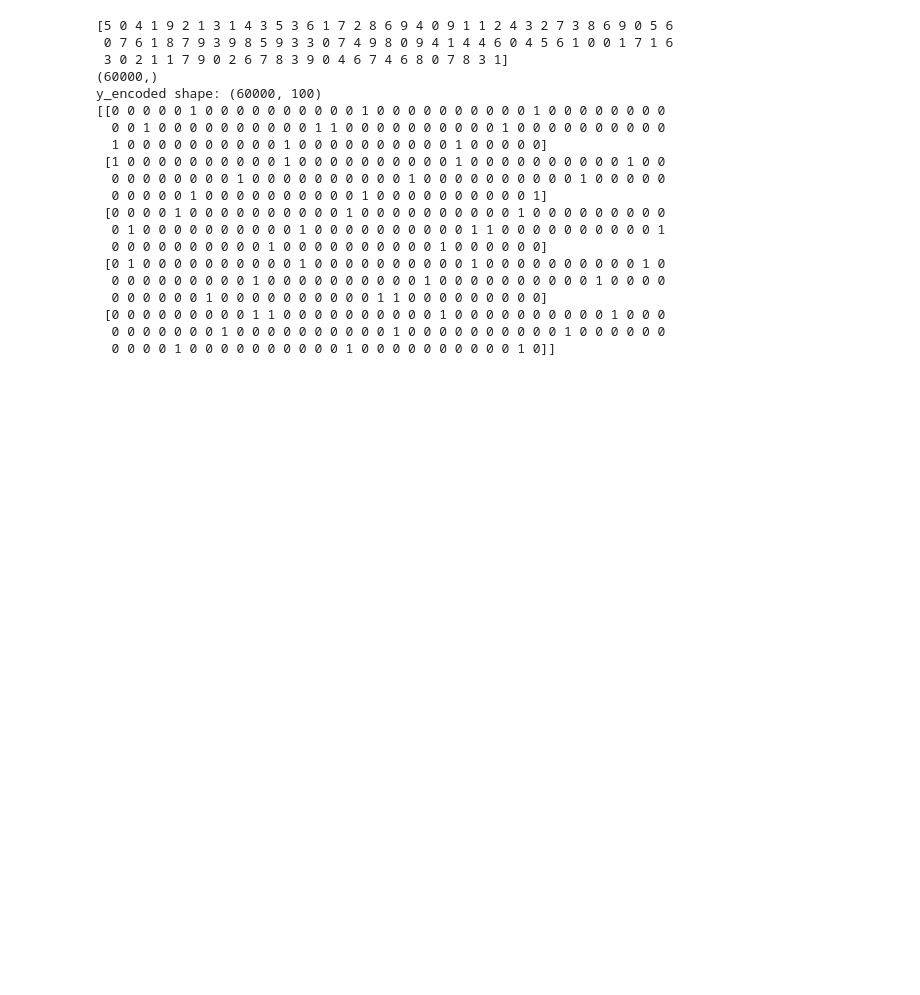
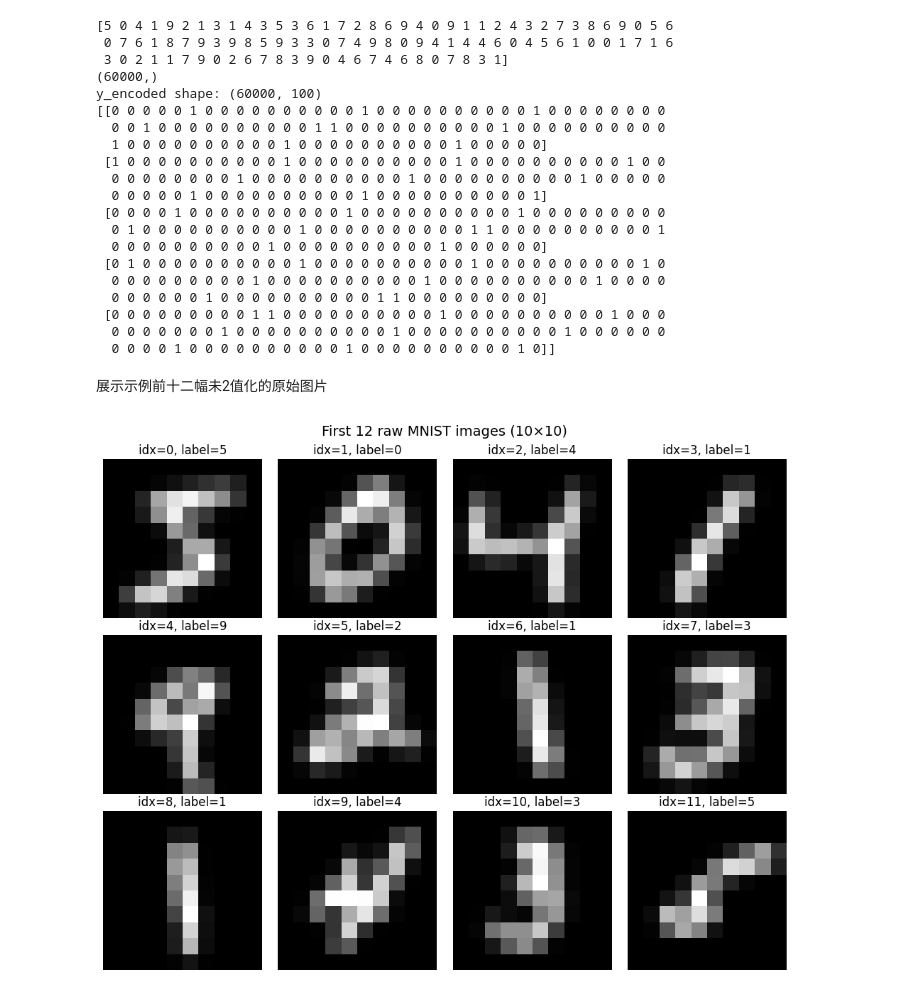
Before and after one commit to ldj18273656778-cmd/Quantum-Machine-learnin, a Jupyter notebook: code/MNIST/load_mnist&test.ipynb, the cells around one changed output. Cells and saved outputs as stored; diff of their text form; code cells hidden in the pictures; blank space fills up the shorter version.

```diff
--- a/code/MNIST/load_mnist&test.ipynb
+++ b/code/MNIST/load_mnist&test.ipynb
@@ -218,3 +234,26 @@ y_encoded shape: (60000, 100)
  [0 0 0 0 0 0 0 0 0 1 1 0 0 0 0 0 0 0 0 0 0 1 0 0 0 0 0 0 0 0 0 0 1 0 0 0
   0 0 0 0 0 0 0 1 0 0 0 0 0 0 0 0 0 0 1 0 0 0 0 0 0 0 0 0 0 1 0 0 0 0 0 0
   0 0 0 0 1 0 0 0 0 0 0 0 0 0 0 1 0 0 0 0 0 0 0 0 0 0 1 0]]
+# %% [markdown]
+展示示例前十二幅未2值化的原始图片
+# %%
+import matplotlib.pyplot as plt
+import numpy as np
+
+# 展示前12幅未二值化原始图片：X1[0:12]
+samples = X1[0:12, 0]  # (12, H, W)
+labels = y1[0:12]
+
+rows, cols = 3, 4  # 4×3 排列（每行4张，共3行）
+fig, axes = plt.subplots(rows, cols, figsize=(10, 8))
+
+for idx, ax in enumerate(axes.flat):
+    ax.imshow(samples[idx], cmap="gray")
+    ax.set_title(f"idx={idx}, label={labels[idx]}")
+    ax.axis("off")
+
+plt.suptitle("First 12 raw MNIST images (10×10)", fontsize=14)
+plt.tight_layout()
+plt.show()
+# %% [output]
+[figure, added]
```
Also changed, not shown: parts of 9 cells of this notebook, 46 other files.
